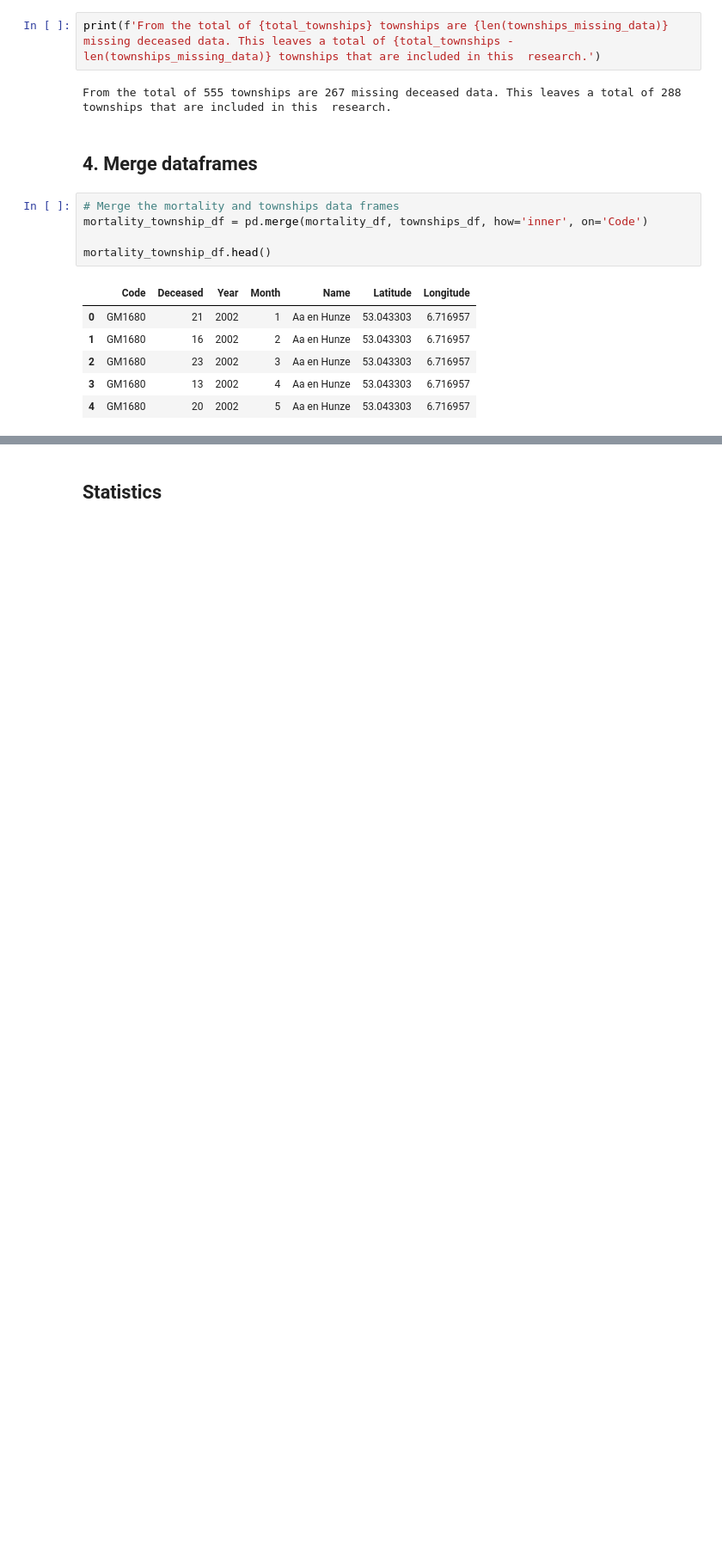
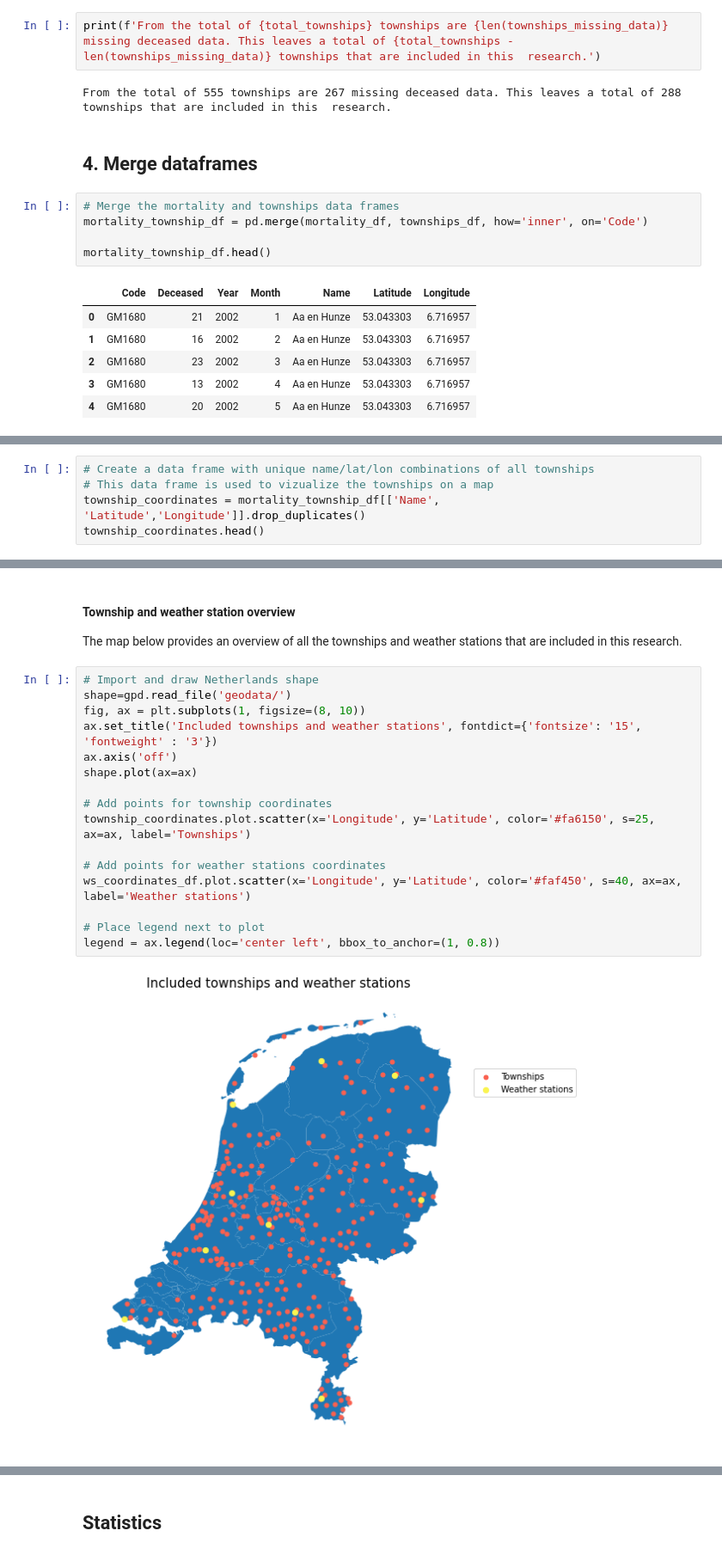
Before and after one commit to joost011/finalAssignment, a Jupyter notebook: main.ipynb, the cells around one changed output, grey strips where cells are left out. Shown at 86% size. Drawn from its saved outputs; the diff is of its cells as text; blank space fills up the shorter version.

Commit message:
Add interactive geo plots

```diff
--- a/main.ipynb
+++ b/main.ipynb
@@ -276,0 +298,5 @@ mortality_township_df.head()
+# %%
+# Create a data frame with unique name/lat/lon combinations of all townships
+# This data frame is used to vizualize the townships on a map
+township_coordinates = mortality_township_df[['Name', 'Latitude','Longitude']].drop_duplicates()
+township_coordinates.head()
@@ -276,0 +310,21 @@ mortality_township_df.head()
+# %% [markdown]
+#### Township and weather station overview
+The map below provides an overview of all the townships and weather stations that are included in this research.
+# %%
+# Import and draw Netherlands shape
+shape=gpd.read_file('geodata/')
+fig, ax = plt.subplots(1, figsize=(8, 10))
+ax.set_title('Included townships and weather stations', fontdict={'fontsize': '15', 'fontweight' : '3'})
+ax.axis('off')
+shape.plot(ax=ax)
+
+# Add points for township coordinates
+township_coordinates.plot.scatter(x='Longitude', y='Latitude', color='#fa6150', s=25, ax=ax, label='Townships')
+
+# Add points for weather stations coordinates
+ws_coordinates_df.plot.scatter(x='Longitude', y='Latitude', color='#faf450', s=40, ax=ax, label='Weather stations')
+
+# Place legend next to plot
+legend = ax.legend(loc='center left', bbox_to_anchor=(1, 0.8))
+# %% [output]
+[figure, added]
```
Also changed, not shown: parts of 19 cells of this notebook, 10 other files.
